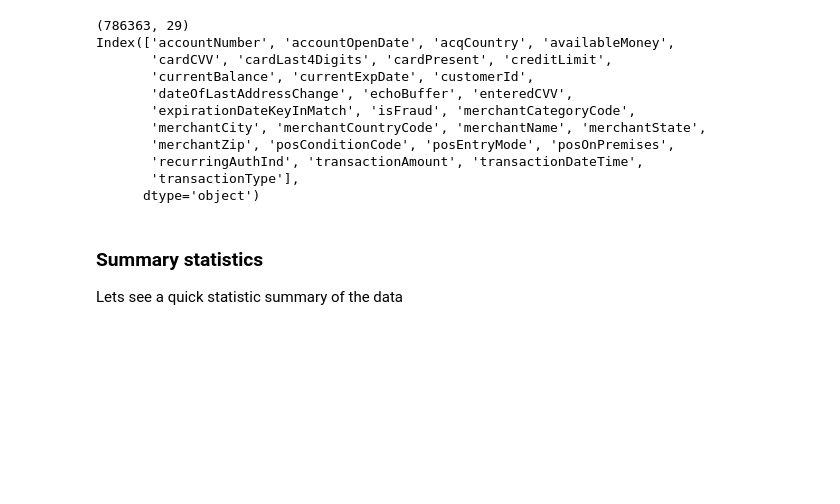
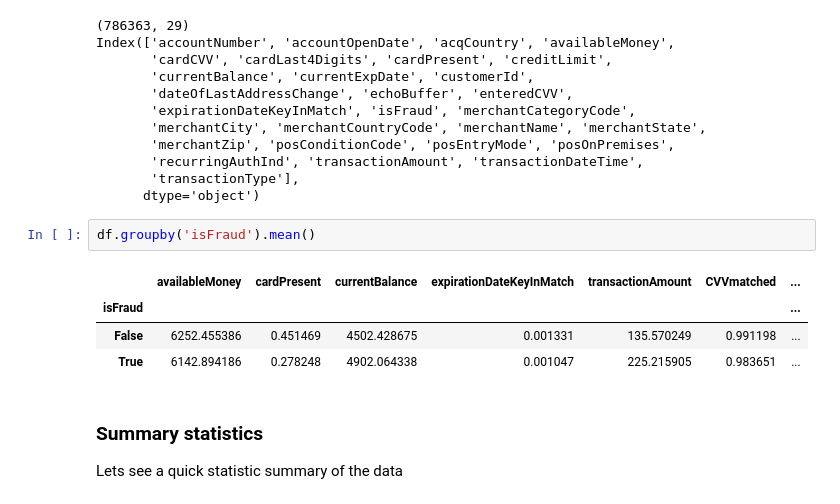
Before and after one commit to sami001/credit-transaction-fraud-detection, a Jupyter notebook: DataScienceChallenge-CardTransactions.ipynb, the cells around one changed output. Drawn from its saved outputs; the diff is of its cells as text; blank space fills up the shorter version.

```diff
--- a/DataScienceChallenge-CardTransactions.ipynb
+++ b/DataScienceChallenge-CardTransactions.ipynb
@@ -37,6 +53,13 @@ Index(['accountNumber', 'accountOpenDate', 'acqCountry', 'availableMoney',
        'recurringAuthInd', 'transactionAmount', 'transactionDateTime',
        'transactionType'],
       dtype='object')
+# %%
+df.groupby('isFraud').mean()
+# %% [output]
+|  | availableMoney | cardPresent | currentBalance | expirationDateKeyInMatch | transactionAmount | CVVmatched | ... |
+| isFraud |  |  |  |  |  |  | ... |
+| False | 6252.455386 | 0.451469 | 4502.428675 | 0.001331 | 135.570249 | 0.991198 | ... |
+| True | 6142.894186 | 0.278248 | 4902.064338 | 0.001047 | 225.215905 | 0.983651 | ... |
 # %% [markdown]
 ### Summary statistics
 Lets see a quick statistic summary of the data
```
Also changed, not shown: parts of 36 cells of this notebook.
